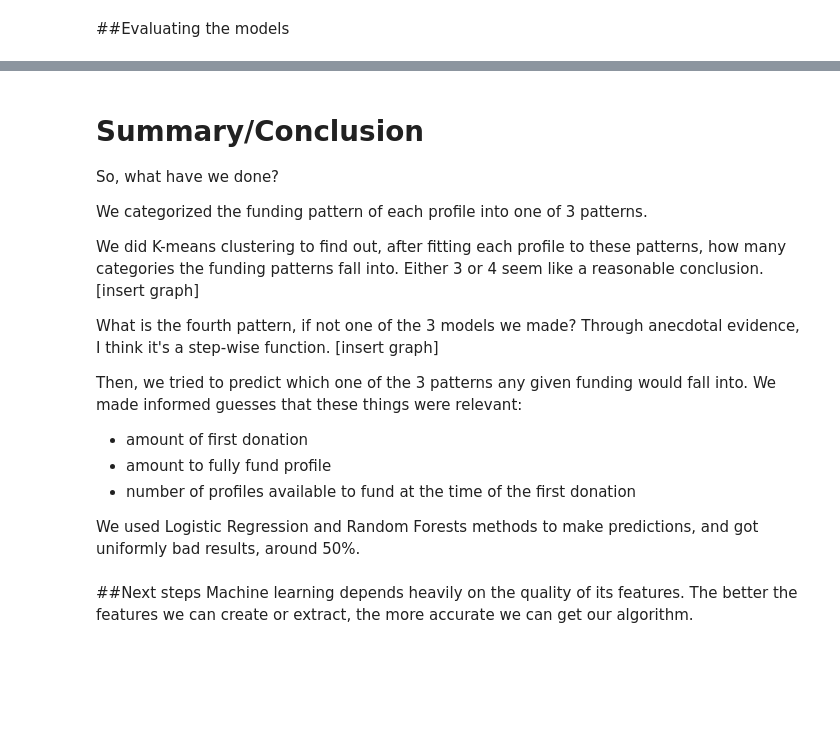
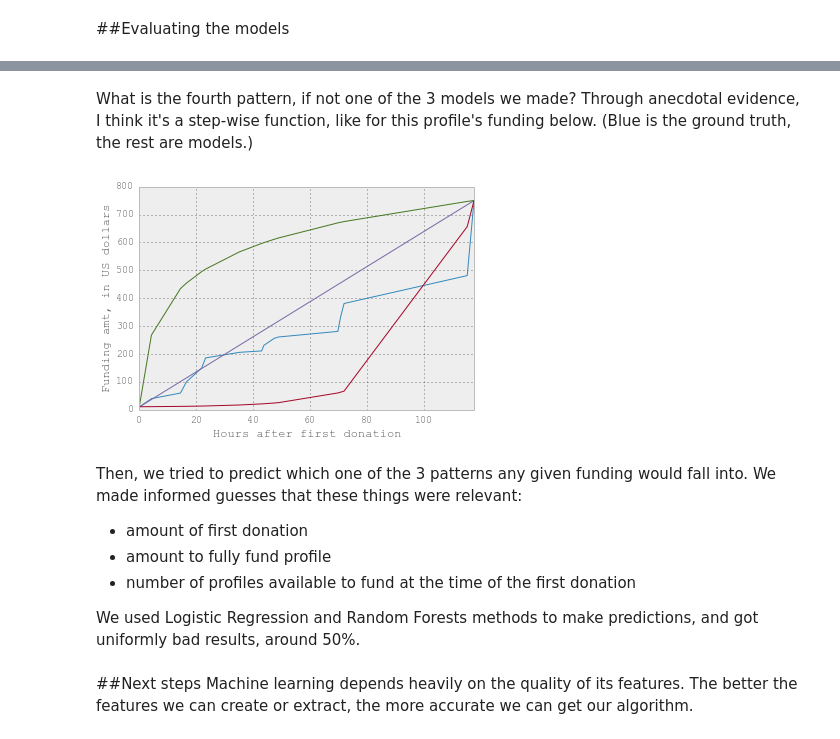
Before and after one commit to aok1425/modeling_funding_curves, a Jupyter notebook: Segmenting profiles by funding rate.ipynb, the cells around one changed output, grey strips where cells are left out. Saved outputs shown, nothing was run; the diff lists cells and outputs as text; code cells hidden in the pictures; blank space fills up the shorter version.

```diff
--- a/Segmenting profiles by funding rate.ipynb
+++ b/Segmenting profiles by funding rate.ipynb
@@ -32,5 +83,5 @@ Note that if the data is abnormal, the function returns a blank table. Data can
 # %%
-def pull_SQL_table(patient_id):
+def pull_funding_for_pt(patient_id):
 	query = """
 		select donor_id, patient, cum_amt::int, hours_after_posted, num
 		from (
@@ -42,26 +93,16 @@ def pull_SQL_table(patient_id):
 		from contributions as c join profiles as p
 		on (c.contributable_id = p.id)
 		where contributable_id = {}) table1) table2) table3
-		where @(max_amt-total_amt)/total_amt < 0.1 and normal_hours_after_posted = true and hrs_to_completion > 37.84
+		where @(max_amt-total_amt)/total_amt < 0.1 and normal_hours_after_posted = true
 		order by patient, cum_amt;""".format(patient_id)
 
-	cur.execute(query)
-	fig = pd.DataFrame(cur.fetchall(), columns = [desc[0] for desc in cur.description])
-
-	return fig
-
-def pull_SQL_into_Pandas(query):
-	"""Takes a query, and outputs a DataFrame from it."""
-	cur.execute(query)
-	fig = pd.DataFrame(cur.fetchall(), columns = [desc[0] for desc in cur.description])
-
-	return fig
+	return pull_SQL_into_Pandas(query)
 # %% [markdown]
 ##Applying the models for each profile
 For each table, I will apply 3 different models to the data: linear, logarithmic, and exponential. Then, I will find the error for each model for each profile.
 # %%
 def predict_exp(x, y):
-	"""Input a DataFrame and get a Series of predict values."""
+	"""Input a DataFrame and get a Series of predicted values."""
 	ydiff = y.tail(1).values[0] - y.head(1).values[0]
 	xdiff = x.tail(1).values[0] - x.head(1).values[0]
 
@@ -74,24 +115,25 @@ def predict_lin(x, y):
 	return m*x + y.head(1).values[0]
 
 def predict_log_e(x, y):
-	"""B/c first value of log(x) is always -inf, ignore the first element when scoring?"""
 	ydiff = y.tail(1).values[0] - y.head(1).values[0]
 	xdiff = x.tail(1).values[0] - x.head(1).values[0]
-	b = ydiff / (log(xdiff))
+	b = ydiff / (log1p(xdiff))
 
-	return b*log(x) + y.head(1).values[0]
+	return b*log1p(x) + y.head(1).values[0]
 
 def plot_predictor(patient_id):
 	"""Makes graph showing the 3 models and the ground truth for a patient."""
-	fig = pull_SQL_table(patient_id)
+	fig = pull_funding_for_pt(patient_id)
 	fig['lin_pred'] = predict_lin(fig.hours_after_posted, fig.cum_amt)
 	fig['exp_pred'] = predict_exp(fig.hours_after_posted, fig.cum_amt)
 	fig['log_pred'] = predict_log_e(fig.hours_after_posted, fig.cum_amt)
 
-	fig.plot(x='hours_after_posted', y='cum_amt')
-	fig.plot(x='hours_after_posted', y='lin_pred')
-	fig.plot(x='hours_after_posted', y='exp_pred')
-	fig.plot(x='hours_after_posted', y='log_pred')
+	ax = fig.plot(x='hours_after_posted', y='cum_amt')
+	ax = fig.plot(x='hours_after_posted', y='lin_pred')
+	ax = fig.plot(x='hours_after_posted', y='exp_pred')
+	ax = fig.plot(x='hours_after_posted', y='log_pred')
+	ax.set_ylabel('Funding amt, in US dollars')
+	ax.set_xlabel('Hours after first donation')
 # %%
 def pull_error_table():
 	query = """
@@ -256,13 +308,10 @@ array([ 0.47058824,  0.48529412,  0.47794118,  0.48888889,  0.46666667])
+# %% [markdown]
+What is the fourth pattern, if not one of the 3 models we made? Through anecdotal evidence, I think it's a step-wise function, like for this profile's funding below. (Blue is the ground truth, the rest are models.)
+# %%
+plot_predictor(506)
+# %% [output]
+[figure, added]
 # %% [markdown]
-# Summary/Conclusion
-So, what have we done?
-
-We categorized the funding pattern of each profile into one of 3 patterns.
-
-We did K-means clustering to find out, after fitting each profile to these patterns, how many categories the funding patterns fall into. Either 3 or 4 seem like a reasonable conclusion. [insert graph]
-
-What is the fourth pattern, if not one of the 3 models we made? Through anecdotal evidence, I think it's a step-wise function. [insert graph]
-
 Then, we tried to predict which one of the 3 patterns any given funding would fall into. We made informed guesses that these things were relevant:
 * amount of first donation
 * amount to fully fund profile
```
Also changed, not shown: parts of 24 cells of this notebook, 7 other files.
